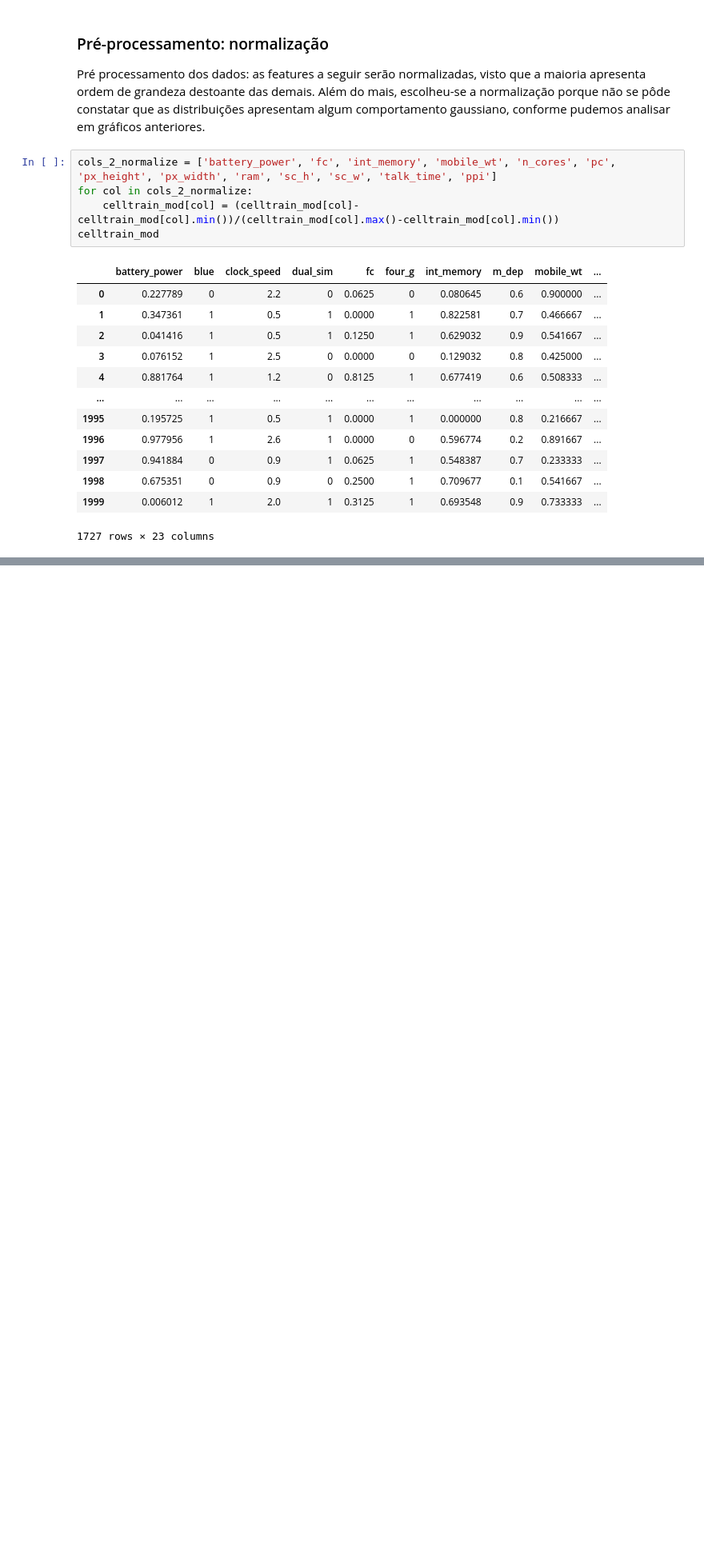
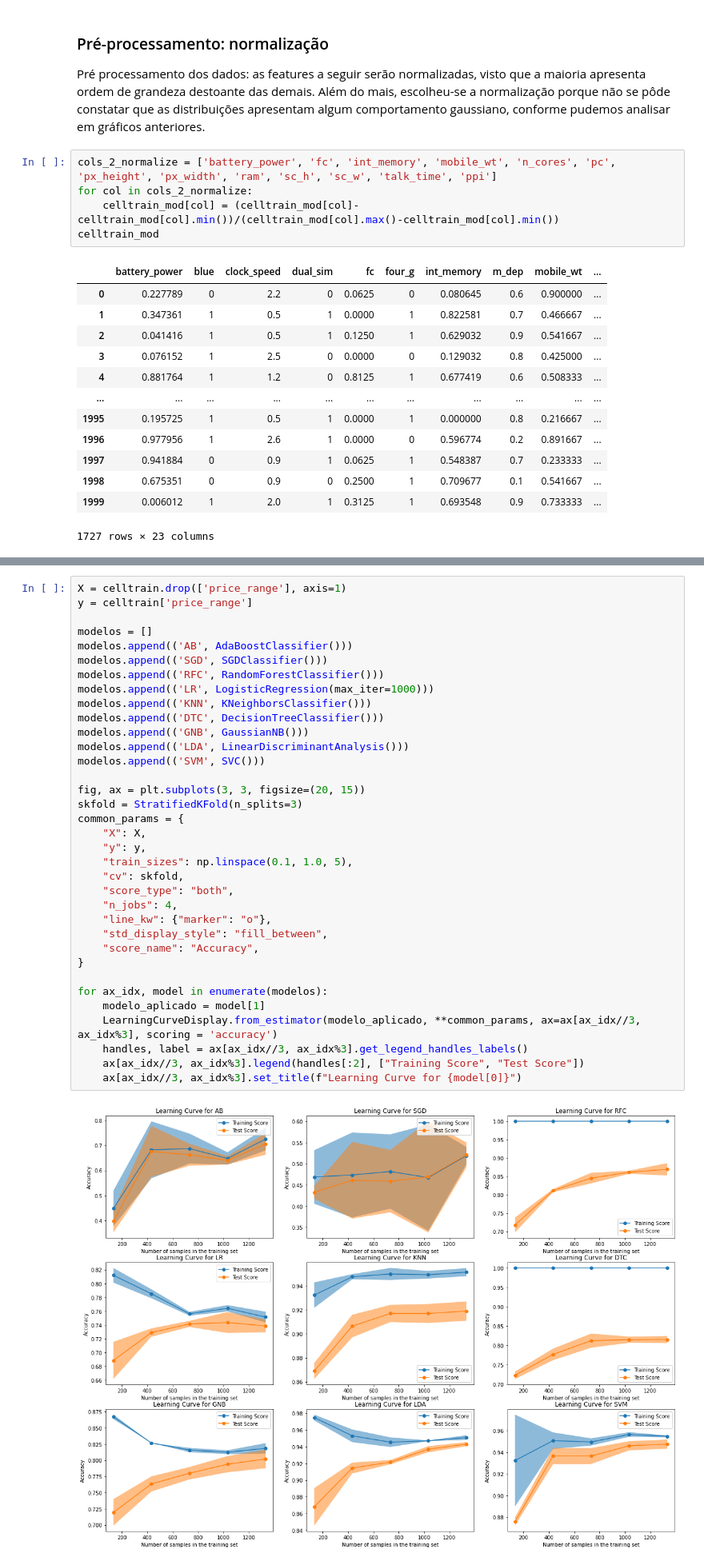
Before and after one commit to lucastsc/cellphone, a Jupyter notebook: cellphone.ipynb, the cells around one changed output, grey strips where cells are left out. Shown: that part at 80% size. Drawn from its saved outputs; the diff is of its cells as text; blank space fills up the shorter version.

Commit message:
feat: new analysis of learning curves

```diff
--- a/cellphone.ipynb
+++ b/cellphone.ipynb
@@ -620,0 +623,37 @@ ABS de SVM: -0.2982367149758454
+# %%
+X = celltrain.drop(['price_range'], axis=1)
+y = celltrain['price_range']
+
+modelos = []
+modelos.append(('AB', AdaBoostClassifier()))
+modelos.append(('SGD', SGDClassifier()))
+modelos.append(('RFC', RandomForestClassifier()))
+modelos.append(('LR', LogisticRegression(max_iter=1000)))
+modelos.append(('KNN', KNeighborsClassifier()))
+modelos.append(('DTC', DecisionTreeClassifier()))
+modelos.append(('GNB', GaussianNB()))
+modelos.append(('LDA', LinearDiscriminantAnalysis()))
+modelos.append(('SVM', SVC()))
+
+fig, ax = plt.subplots(3, 3, figsize=(20, 15))
+skfold = StratifiedKFold(n_splits=3)
+common_params = {
+    "X": X,
+    "y": y,
+    "train_sizes": np.linspace(0.1, 1.0, 5),
+    "cv": skfold,
+    "score_type": "both",
+    "n_jobs": 4,
+    "line_kw": {"marker": "o"},
+    "std_display_style": "fill_between",
+    "score_name": "Accuracy",
+}
+
+for ax_idx, model in enumerate(modelos):
+    modelo_aplicado = model[1]
+    LearningCurveDisplay.from_estimator(modelo_aplicado, **common_params, ax=ax[ax_idx//3, ax_idx%3], scoring = 'accuracy')
+    handles, label = ax[ax_idx//3, ax_idx%3].get_legend_handles_labels()
+    ax[ax_idx//3, ax_idx%3].legend(handles[:2], ["Training Score", "Test Score"])
+    ax[ax_idx//3, ax_idx%3].set_title(f"Learning Curve for {model[0]}")
+# %% [output]
+[figure, added]
```
Also changed, not shown: parts of 40 cells of this notebook.
